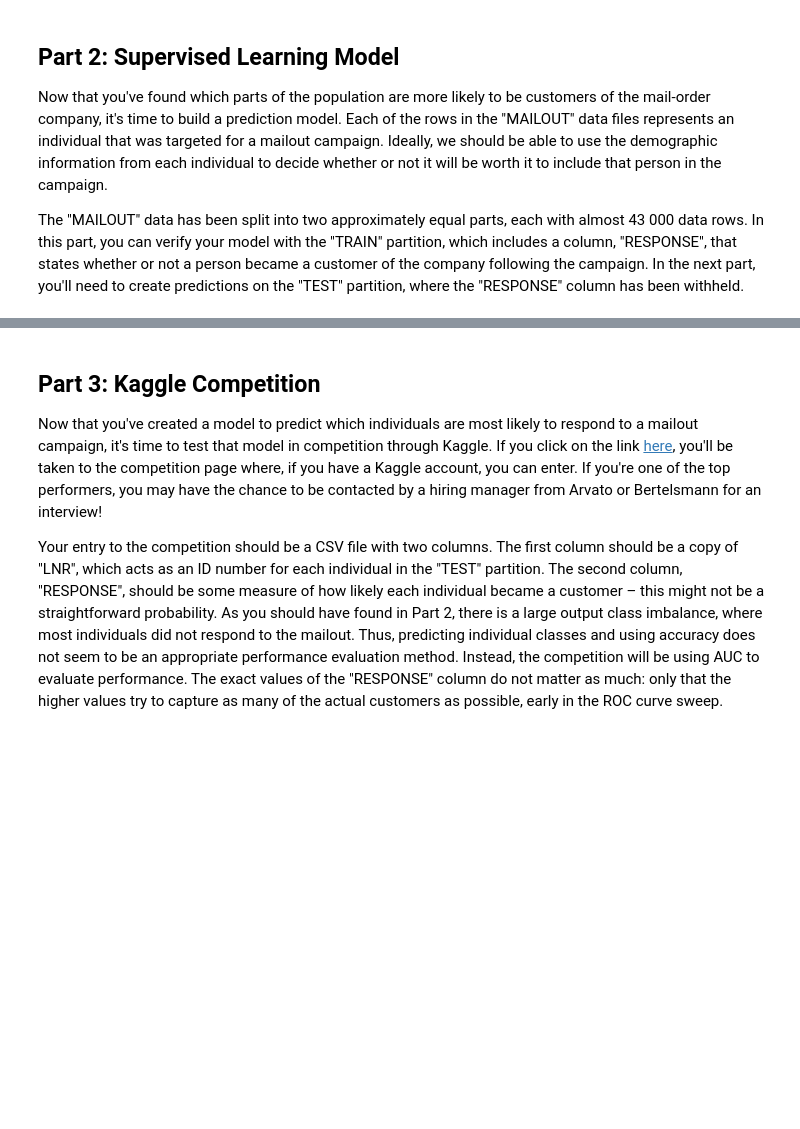
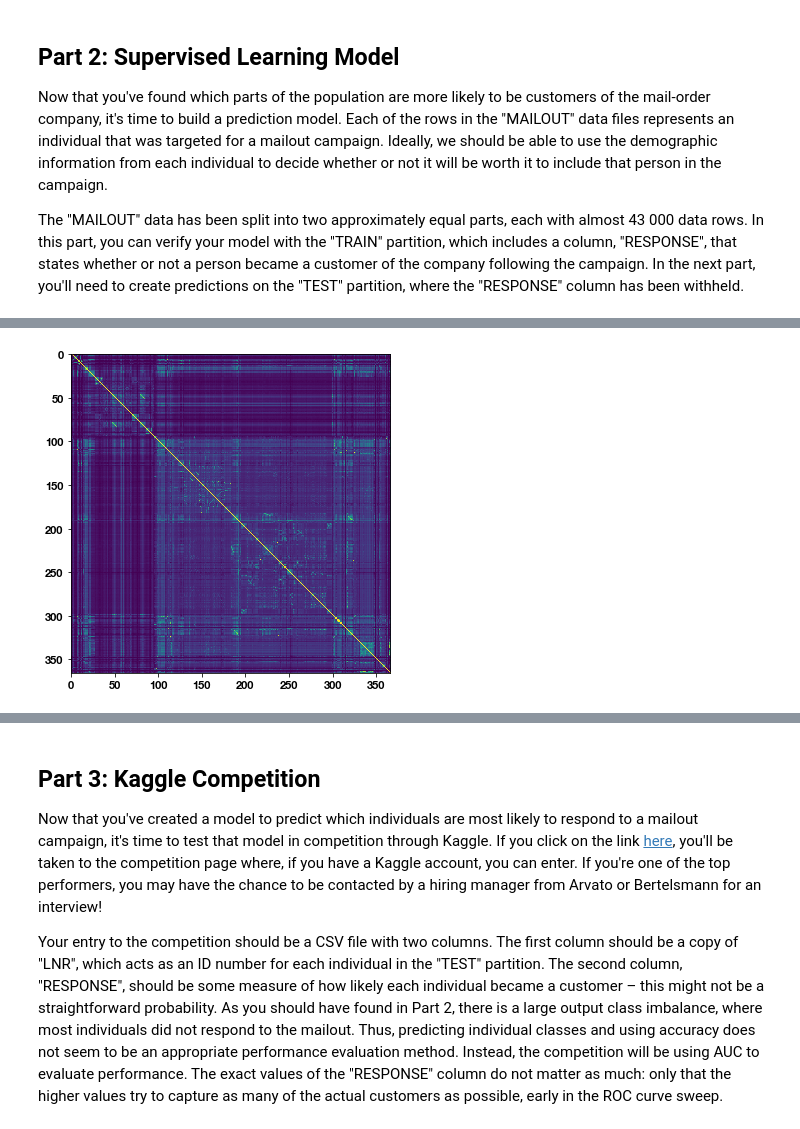
Before and after one commit to ACasey13/udacity-ML-capstone, a Jupyter notebook: Arvato Project Workbook.ipynb, the cells around one changed output, grey strips where cells are left out. Saved outputs shown, nothing was run; the diff lists cells and outputs as text; code cells hidden in the pictures; blank space fills up the shorter version.

```diff
--- a/Arvato Project Workbook.ipynb
+++ b/Arvato Project Workbook.ipynb
@@ -820,0 +805,13 @@ False
+# %%
+imp = Imputer(strategy='most_frequent')
+columns = mailout_train.columns
+mailout_train = imp.fit_transform(mailout_train)
+# %%
+nf = len(columns)
+cramer = np.zeros((nf,nf))
+for ix in np.arange(nf):
+    print('{}/{}'.format(ix, nf))
+    feature_1 = mailout_train[:,ix]
+    for jx in np.arange(ix, nf):
+        feature_2 = mailout_train[:,jx]
+        cramer[ix, jx] = cramers_v(feature_1, feature_2)
@@ -820,0 +836,13 @@ False
+# %%
+# top n features that correlate with the target
+full_cramer = cramer + cramer.T - np.eye(cramer.shape[0])*cramer
+n = 30
+columns = np.asarray(columns)
+r_idx = np.where(columns == 'RESPONSE')[0].item()
+sorted_args = np.argsort(full_cramer[:,r_idx])[::-1]
+target_corr_names = columns[sorted_args]
+target_corr_values = full_cramer[sorted_args, r_idx]
+for ix, (name, value) in enumerate(zip(target_corr_names, target_corr_values)):
+    if ix > n+1:
+        break
+    print(str(name).ljust(30) + '{:1.5f}'.format(value).rjust(10))
@@ -820,0 +867,4 @@ False
+# %%
+plt.imshow(full_cramer);
+# %% [output]
+[figure, added]
```
Also changed, not shown: parts of 107 cells of this notebook, 14 other files.
